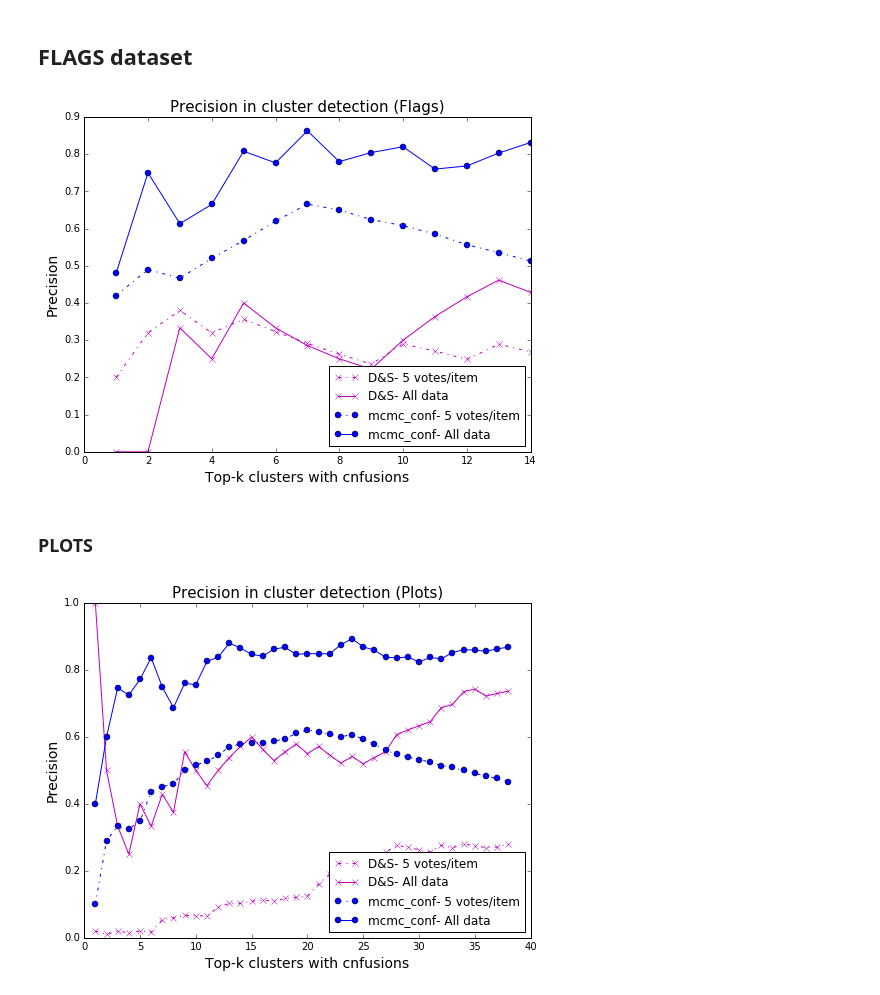
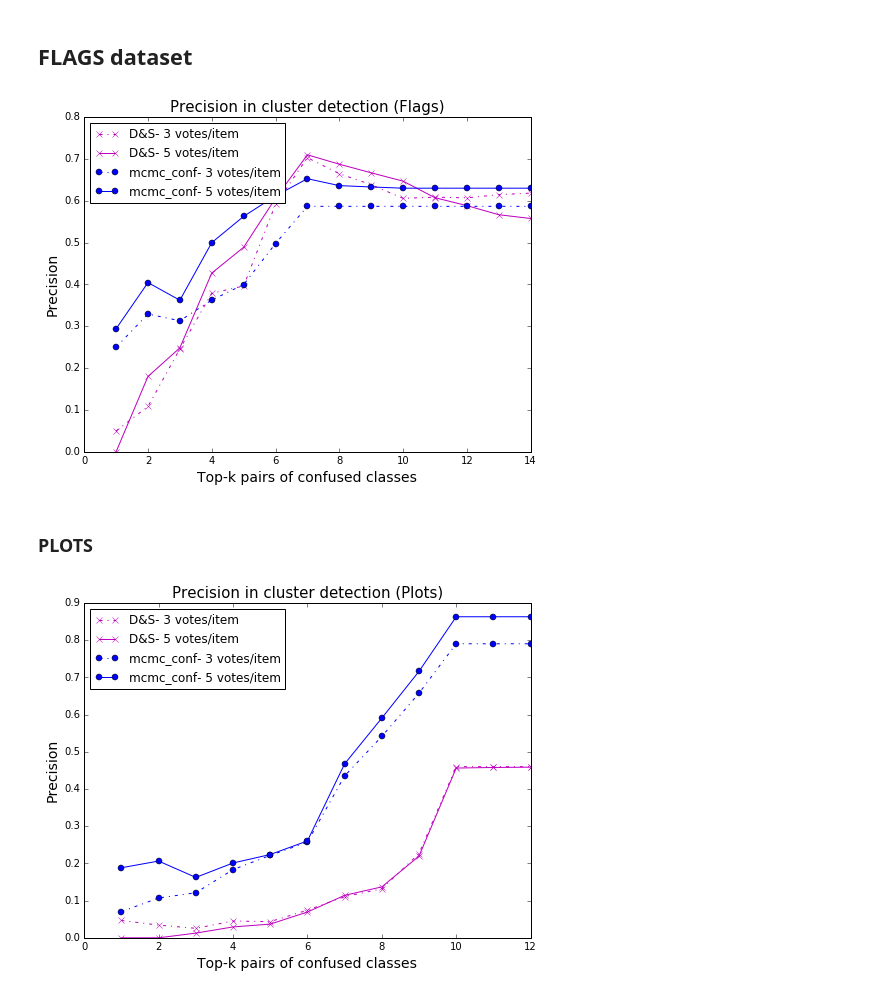
Before and after one commit to Evgeneus/fuzzy-data-fusion, a Jupyter notebook: experiment/notebooks/experiments.ipynb, the cells around one changed output. Drawn from its saved outputs; the diff is of its cells as text; code cells hidden in the pictures.

Commit message:
data and charts

```diff
--- a/experiment/notebooks/experiments.ipynb
+++ b/experiment/notebooks/experiments.ipynb
@@ -259,14 +260,14 @@ def plot_pr(file_name, title, votes_per_item, ylim = None):
     algos = ['D&S', 'mcmc_conf']
     x = df['top-k'].unique()
     for alg, c, l, m in zip(algos, ['m', 'b'], ['-.', '-.'], markers):
-        y = df.loc[(df['method'] == alg) & (df['votes_per_item'] == votes_per_item)]['precision'].values
-        ax.plot(x, y, label=alg+'- {} votes/item'.format(votes_per_item), color=c, linestyle=l, marker=m)
-        y2 = df.loc[(df['method'] == alg) & (df['votes_per_item'] == 'All')]['precision'].values
-        ax.plot(x, y2, label=alg+'- All data', color=c, linestyle='-', marker=m)
-        ax.set_xlabel('Top-k clusters with cnfusions', size=14)
+        y = df.loc[(df['method'] == alg) & (df['votes_per_item'] == votes_per_item[0])]['precision'].values
+        ax.plot(x, y, label=alg+'- {} votes/item'.format(votes_per_item[0]), color=c, linestyle=l, marker=m)
+        y2 = df.loc[(df['method'] == alg) & (df['votes_per_item'] == votes_per_item[1])]['precision'].values
+        ax.plot(x, y2, label=alg+'- {} votes/item'.format(votes_per_item[1]), color=c, linestyle='-', marker=m)
+        ax.set_xlabel('Top-k pairs of confused classes', size=14)
         ax.set_ylabel('Precision', size=14)
         ax.set_title(title, size=15)
-    ax.legend( fontsize=12, loc=4)
+    ax.legend( fontsize=12, loc=2)
     if ylim:
         plt.ylim(ylim)
 # %% [markdown]
@@ -291,17 +292,17 @@ plot_pr(faces_cl_file, title, votes_per_item)
 ## FLAGS dataset
 # %%
 food_cl_file = work_dir+'flags_cluster_detection.csv'
-votes_per_item = '5'
+votes_per_item = [3, 5]
 title = 'Precision in cluster detection (Flags)'
 plot_pr(food_cl_file, title, votes_per_item)
 # %% [output]
-[figure, old version]
+[figure, new version]
 # %% [markdown]
 ### PLOTS
 # %%
 plots_cl_file = work_dir+'plots_cluster_detection.csv'
-votes_per_item = '5'
+votes_per_item = [3, 5]
 title = 'Precision in cluster detection (Plots)'
 plot_pr(plots_cl_file, title, votes_per_item)
 # %% [output]
-[figure, old version]
+[figure, new version]
```
Also changed, not shown: parts of 9 cells of this notebook, 8 other files.
